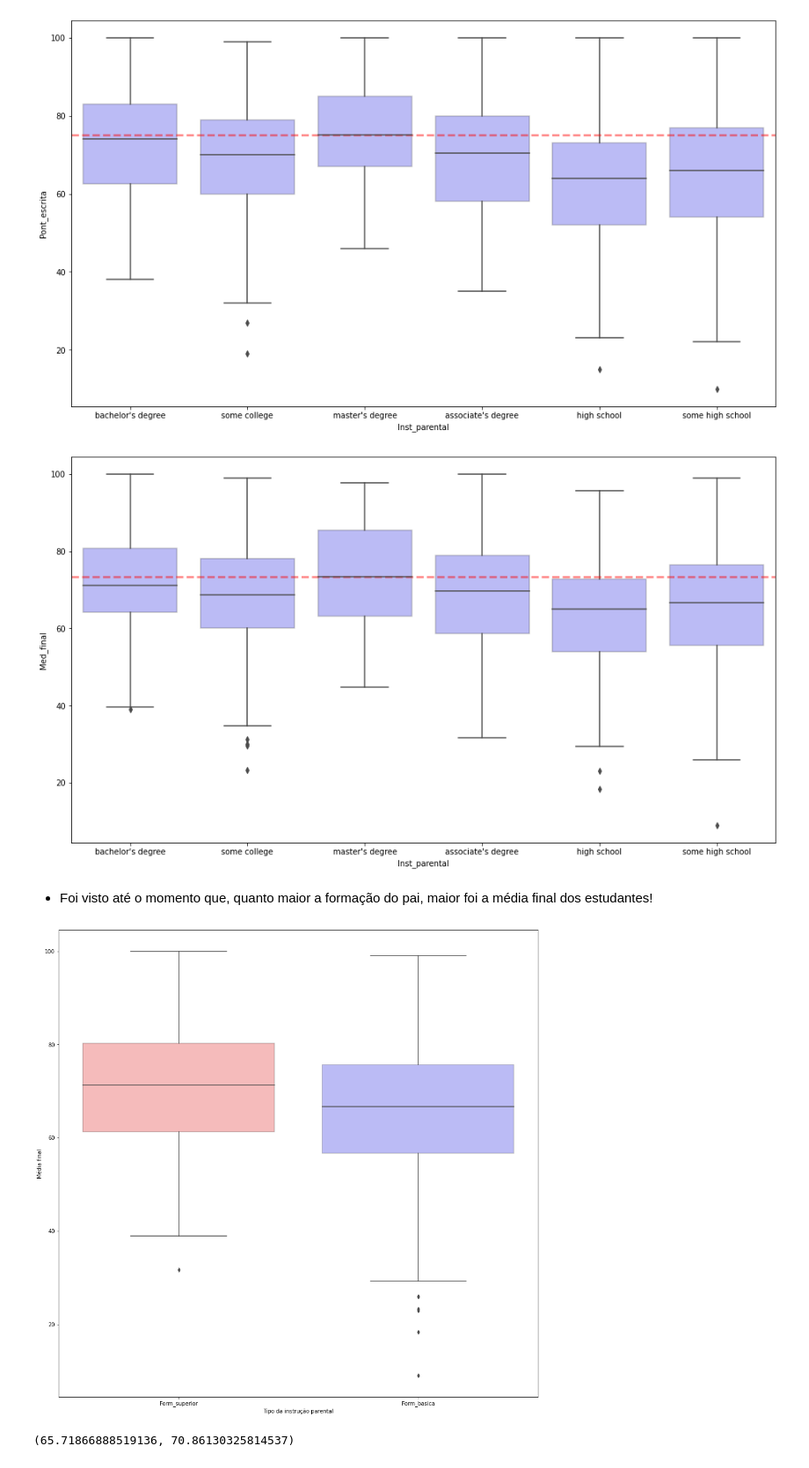
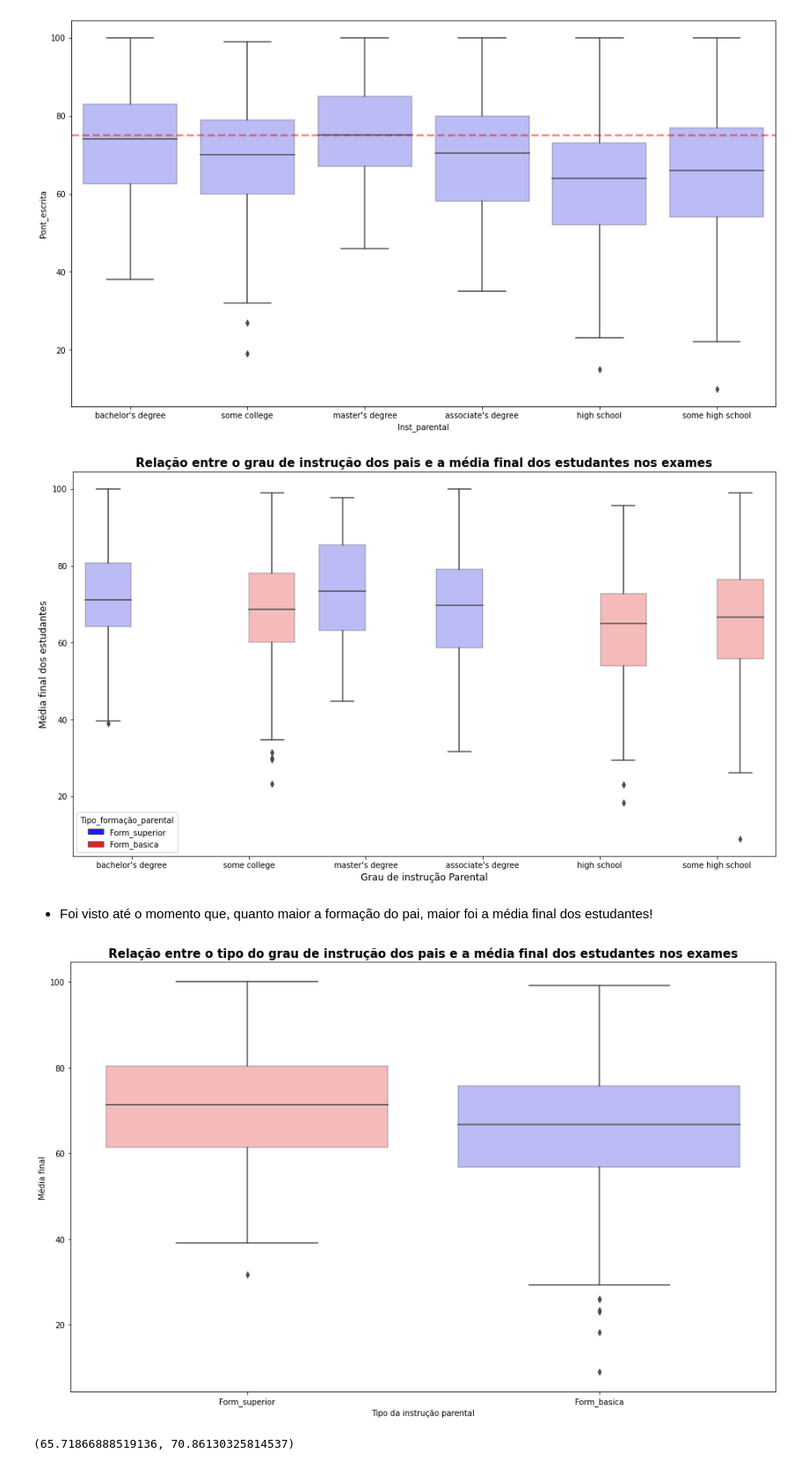
Before and after one commit to LucasJMFreire/projeto_Performance_Estudantes, a Jupyter notebook: Projeto_Performance_Estudantes.ipynb, the cells around one changed output. Shown: that part at 88% size. Cells and saved outputs as stored; diff of their text form; code cells hidden in the pictures.

```diff
--- a/Projeto_Performance_Estudantes.ipynb
+++ b/Projeto_Performance_Estudantes.ipynb
@@ -397,21 +405,26 @@ ax.axhline(df[df['Inst_parental']=="master's degree"]['Pont_escrita'].median(),
 
 fig, ax = plt.subplots(figsize=(16,9))
 
-sbs.boxplot(x=df['Inst_parental'],y=df['Med_final'], ax=ax, color='blue', boxprops=dict(alpha=.3))
-ax.axhline(df[df['Inst_parental']=="master's degree"]['Med_final'].median(), color='red',alpha=.5, ls='--',lw=2.5);
+sbs.boxplot(x=df['Inst_parental'],y=df['Med_final'], ax=ax, hue=df['Tipo_formação_parental'],
+            palette = ['blue','red'], color='blue', boxprops=dict(alpha=.3))
+ax.set_xlabel('Grau de instrução Parental',size=12)
+ax.set_ylabel('Média final dos estudantes', size=12)
+ax.set_title('Relação entre o grau de instrução dos pais e a média final dos estudantes nos exames',
+             loc='center', size=15,weight='bold');
 # %% [output]
-[figure, old version]
+[figure, new version]
 # %% [markdown]
 - Foi visto até o momento que, quanto maior a formação do pai, maior foi a média final dos estudantes!
 # %%
 # Foi criado, por fim, um boxplot para saber se o tipo de instrução dos pais impactou na perfomance dos estudantes:
-fig, ax = plt.subplots(figsize=(16,16))
+fig, ax = plt.subplots(figsize=(16,10))
 
 sbs.boxplot(x=df['Tipo_formação_parental'], y=df['Med_final'], ax=ax, palette=['red','blue'], boxprops=dict(alpha=.3))
 ax.set_xlabel('Tipo da instrução parental')
-ax.set_ylabel('Média final');
+ax.set_ylabel('Média final')
+ax.set_title('Relação entre o tipo do grau de instrução dos pais e a média final dos estudantes nos exames',loc='center', size=15,weight='bold');
 # %% [output]
-[figure, old version]
+[figure, new version]
 # %%
 # Foi criado dois dataframes baseado no critério tipo de formação parental:
 school = df.query('Tipo_formação_parental == "Form_basica"')
```
Also changed, not shown: parts of 7 cells of this notebook.
